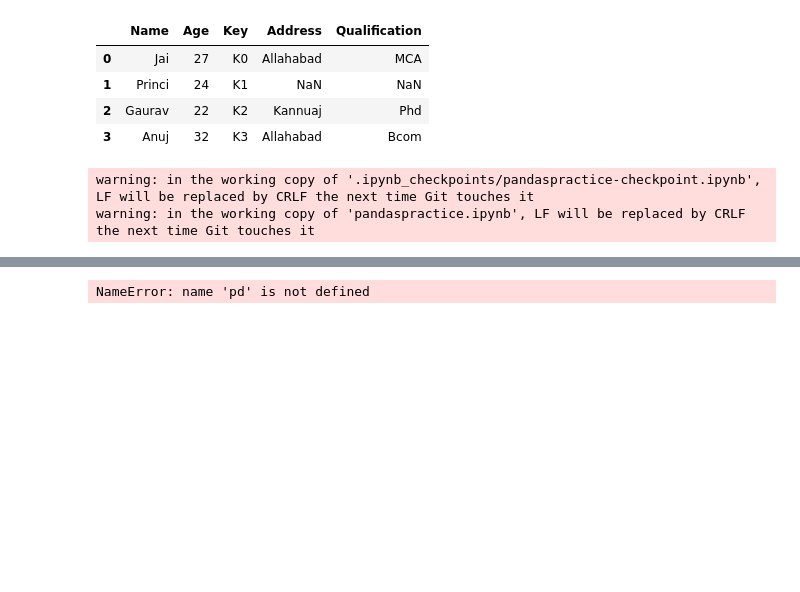
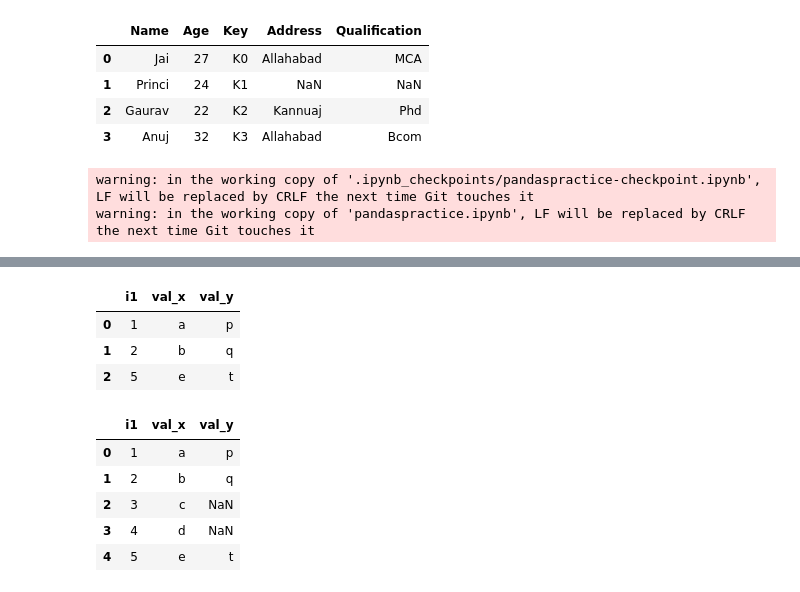
Before and after one commit to binita21/pandas, a Jupyter notebook: pandaspractice.ipynb, the cells around one changed output, grey strips where cells are left out. Drawn from its saved outputs; the diff is of its cells as text; code cells hidden in the pictures; blank space fills up the shorter version.

```diff
--- a/pandaspractice.ipynb
+++ b/pandaspractice.ipynb
@@ -907,11 +907,27 @@ To https://github.com/binita21/pandas.git
 # %%
 a = pd.DataFrame({
-    i1 : [1,2,3,4,5],
-    val : ['a','b','c','d','e']
+    'i1' : [1,2,3,4,5],
+    'val' : ['a','b','c','d','e']
 })
 b = pd.DataFrame({
-    i1 : [1,2,9,8,5],
-    val : ['p','q','r','s','t']
+    'i1' : [1,2,9,8,5],
+    'val' : ['p','q','r','s','t']
 })
-# %% [output]
-NameError: name 'pd' is not defined
+# %%
+join_res=pd.merge(a,b,how='inner',on='i1')
+join_res
+# %% [output]
+|  | i1 | val_x | val_y |
+| 0 | 1 | a | p |
+| 1 | 2 | b | q |
+| 2 | 5 | e | t |
+# %%
+join_res=pd.merge(a,b,how='left',on='i1')
+join_res
+# %% [output]
+|  | i1 | val_x | val_y |
+| 0 | 1 | a | p |
+| 1 | 2 | b | q |
+| 2 | 3 | c | NaN |
+| 3 | 4 | d | NaN |
+| 4 | 5 | e | t |
```
Also changed, not shown: parts of 23 cells of this notebook.
